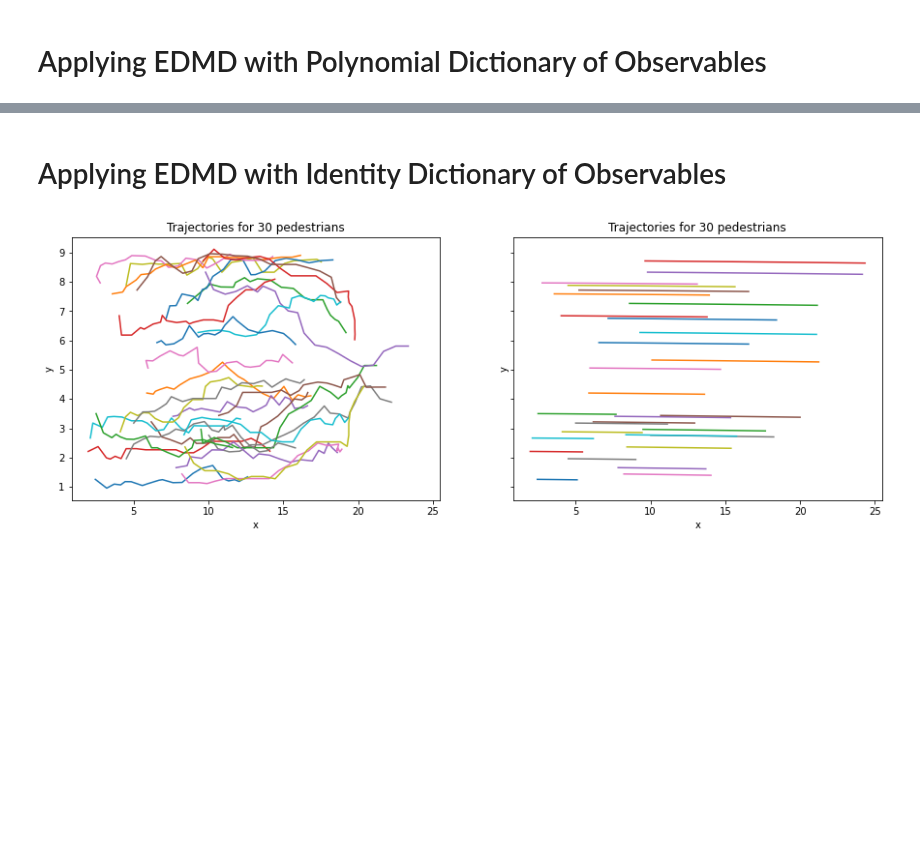
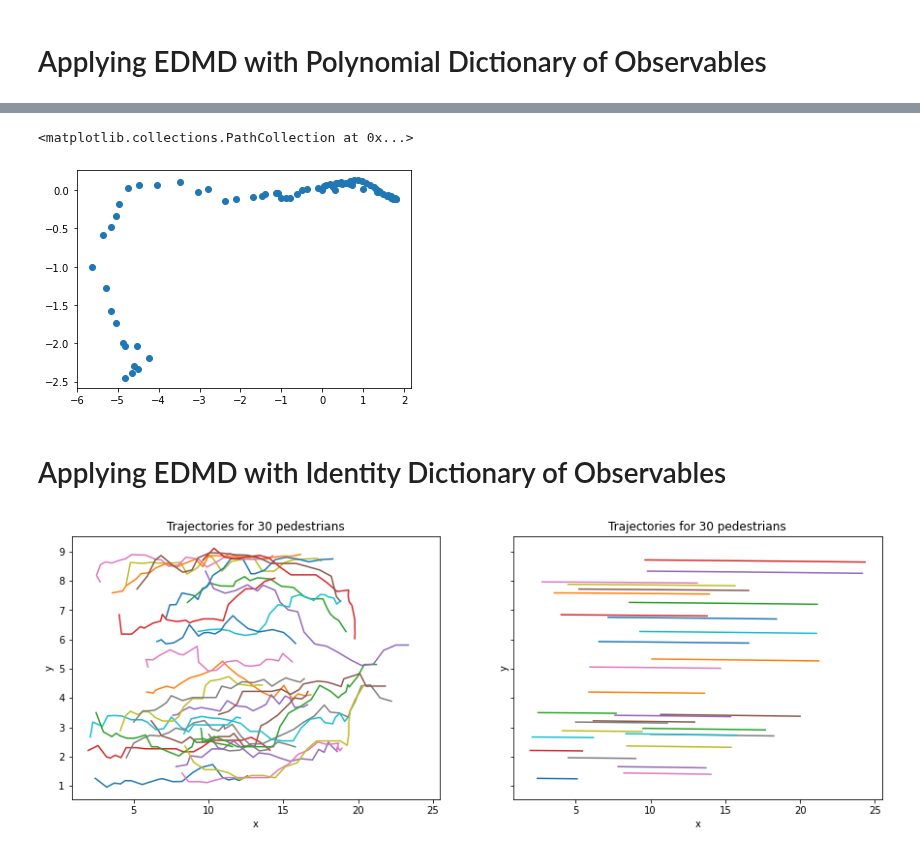
Before and after one commit to waleedbinkhalid74/ml_cms_final_project, a Jupyter notebook: ml_cms_final_proj_task_5.ipynb, the cells around one changed output, grey strips where cells are left out. Cells and saved outputs as stored; diff of their text form; code cells hidden in the pictures; blank space fills up the shorter version.

```diff
--- a/ml_cms_final_proj_task_5.ipynb
+++ b/ml_cms_final_proj_task_5.ipynb
@@ -301,3 +277,9 @@ MSE of center of gravity is 0.30193
+# %%
+temp = center_of_gravity - center_of_gravity_edmd
+plt.scatter(temp[:-30,0], temp[:-30,1])
+# %% [output]
+<matplotlib.collections.PathCollection at 0x...>
+[figure, added]
 # %% [markdown]
 # Applying EDMD with Identity Dictionary of Observables
 # %%
```
Also changed, not shown: parts of 18 cells of this notebook, 1 other file.
